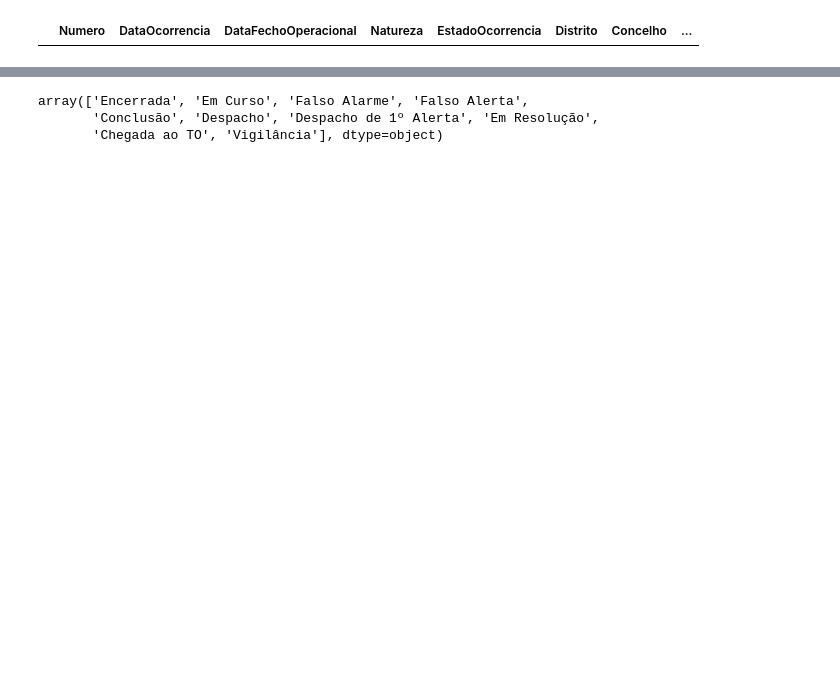
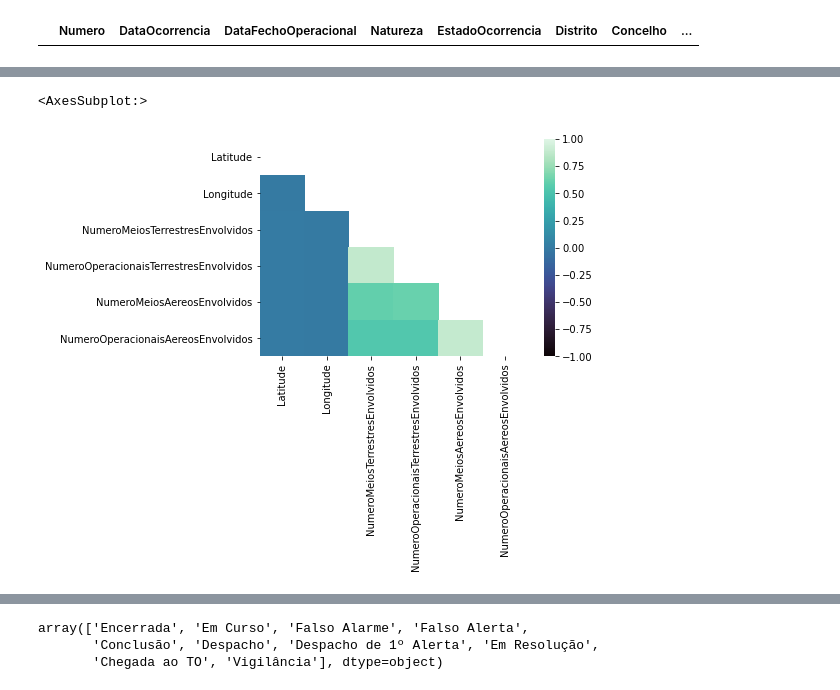
Before and after one commit to lmcosta98/FinalProject_FCD, a Jupyter notebook: fdc_final_proj.ipynb, the cells around one changed output, grey strips where cells are left out. Saved outputs shown, nothing was run; the diff lists cells and outputs as text; code cells hidden in the pictures; blank space fills up the shorter version.

```diff
--- a/fdc_final_proj.ipynb
+++ b/fdc_final_proj.ipynb
@@ -199,0 +245,13 @@ data[data.Natureza.isna()]
+# %%
+corr = data[['Latitude', 'Longitude', 'NumeroMeiosTerrestresEnvolvidos', 'NumeroOperacionaisTerrestresEnvolvidos', 'NumeroMeiosAereosEnvolvidos', 'NumeroOperacionaisAereosEnvolvidos', 'TempoResolucao']].corr()
+# %%
+mask = np.triu(np.ones_like(corr, dtype=bool))
+sns.heatmap(corr,
+        xticklabels=corr.columns,
+        yticklabels=corr.columns,
+        vmin=-1, vmax=1,
+        cmap='mako',
+        mask=mask)
+# %% [output]
+<AxesSubplot:>
+[figure, added]
```
Also changed, not shown: parts of 22 cells of this notebook.
